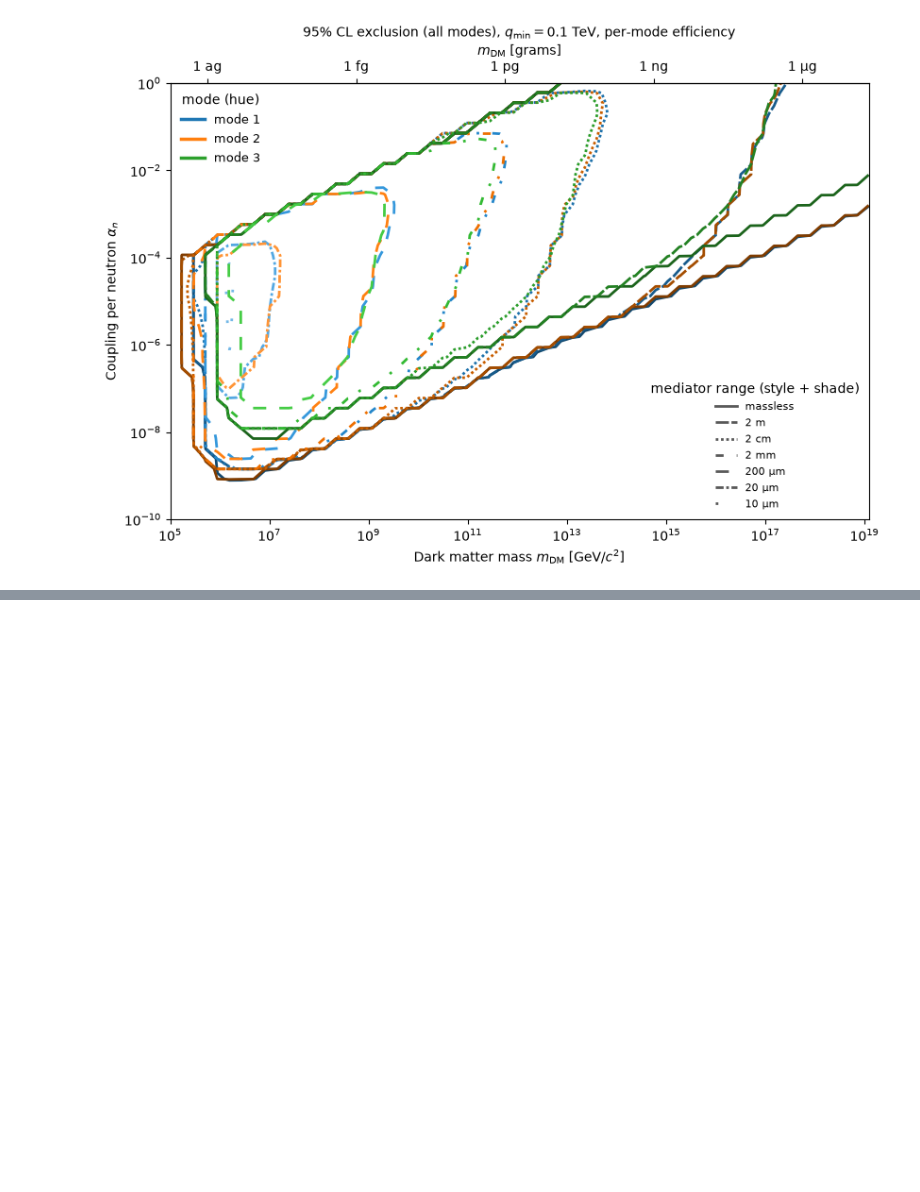
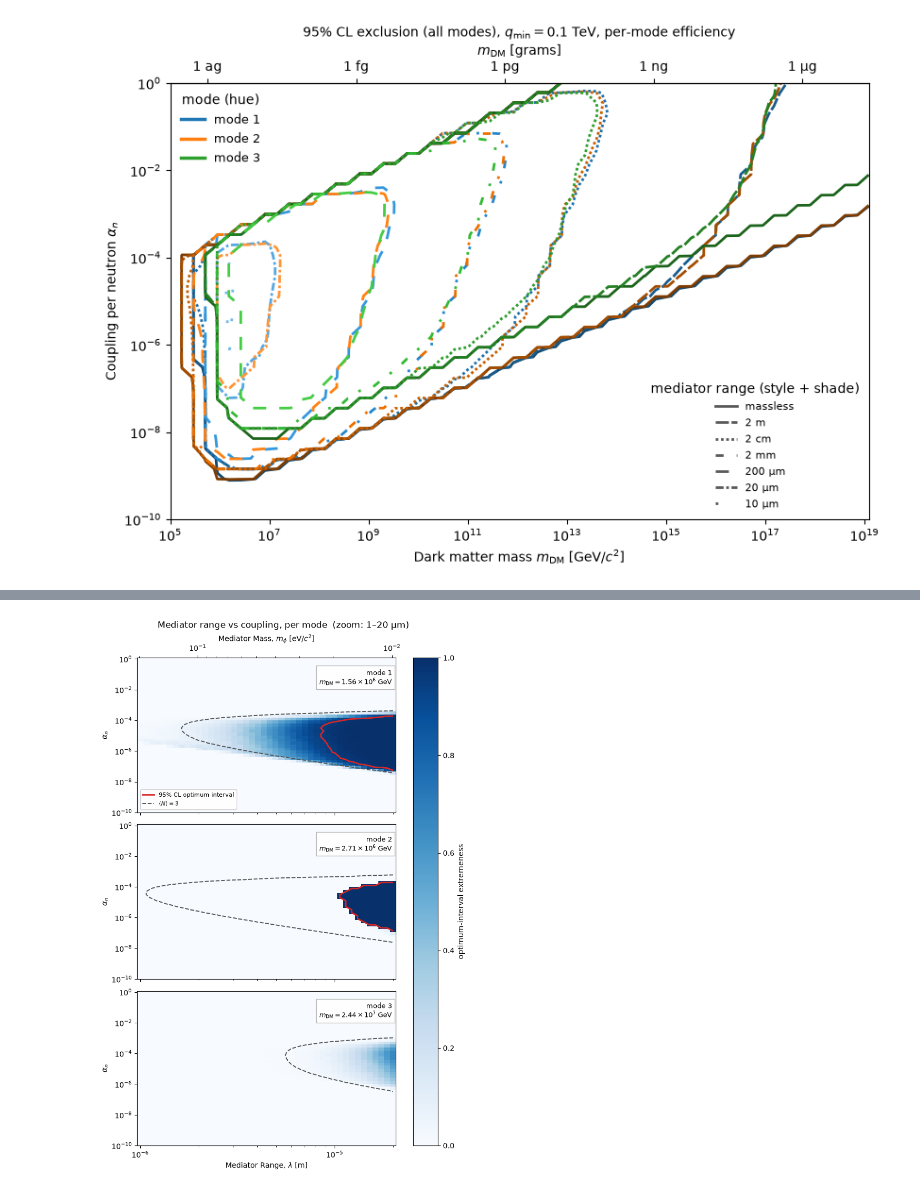
Before and after one commit to PolonaiseExperiment/luhdm, a Jupyter notebook: notebooks/04_mode_comparison.ipynb, the cells around one changed output, grey strips where cells are left out. Cells and saved outputs as stored; diff of their text form; code cells hidden in the pictures; blank space fills up the shorter version.

```diff
--- a/notebooks/04_mode_comparison.ipynb
+++ b/notebooks/04_mode_comparison.ipynb
@@ -154,39 +149,0 @@ For each mode the dark-matter mass is fixed at the value giving the **widest 95%
-# %%
-def load_lambda(mode, zoom=False):
-    f = CACHE / f"mode{mode}" / ("scan_lambda_zoom.npz" if zoom else "scan_lambda.npz")
-    return np.load(f) if f.exists() else None
-
-def mediator_single(mode, zoom, figname, subtitle):
-    d = load_lambda(mode, zoom)
-    if d is None:
-        print(f"mode {mode}: no {'zoom ' if zoom else ''}lambda cache yet "
-              "(run scripts/scan_lambda.py)"); return
-    lambs, alphas = d["lambs"], d["alphas_n"]
-    p, mu, m_fixed = d["extremeness"], d["counts"], float(d["m_dm"])
-    fig, ax = plt.subplots(figsize=(7, 5))
-    mesh = ax.pcolormesh(lambs, alphas, p, cmap="Blues", vmin=0, vmax=1,
-                         shading="auto")
-    fig.colorbar(mesh, ax=ax, label="optimum-interval extremeness")
-    ax.contour(lambs, alphas, p, levels=[CONF], colors="#d62728", linewidths=2)
-    ax.contour(lambs, alphas, mu, levels=[3.0], colors="#555555",
-               linewidths=1.4, linestyles="--")
-    ax.plot([], [], color="#d62728", lw=2, label=f"{CONF:.0%} CL optimum interval")
-    ax.plot([], [], color="#555555", lw=1.4, ls="--", label=r"$\langle N\rangle = 3$")
-    ax.set_xscale("log"); ax.set_yscale("log")
-    ax.set_xlabel(r"Mediator Range, $\lambda$ [m]")
-    ax.set_ylabel(r"Coupling per Neutron, $\alpha_n$")
-    secax = ax.secondary_xaxis(
-        "top", functions=(lambda x: 1e9 / units.conv_m2pGeV(x),
-                          lambda x: 1e9 / units.conv_m2pGeV(1.0) / x))
-    secax.set_xlabel(r"Mediator Mass, $m_\phi$ [eV/$c^2$]")
-    e_b = int(np.floor(np.log10(m_fixed)))
-    ax.text(0.975, 0.96,
-            f"mode {mode}   ({subtitle})\n"
-            rf"best mass $m_{{\rm DM}}={m_fixed / 10**e_b:.2f}\times10^{{{e_b}}}$ GeV",
-            transform=ax.transAxes, ha="right", va="top", fontsize=9,
-            bbox=dict(fc="white", ec="0.7", alpha=0.9))
-    ax.legend(loc="lower left", fontsize=8, framealpha=0.9)
-    fig.tight_layout(); save_figure(fig, figname); plt.show()
-
-for mode in ALL_MODES:
-    mediator_single(mode, False, f"04_mediator_mode{mode}", "0.1 µm – 2 m")
@@ -203,0 +202,5 @@ for mode in ALL_MODES:
+# %%
+mediator_panels(True, "04_mediator_vs_coupling_zoom",
+                r"Mediator range vs coupling, per mode  (zoom: 1–20 µm)")
+# %% [output]
+[figure, added]
```
Also changed, not shown: parts of 5 cells of this notebook, 30 other files.
